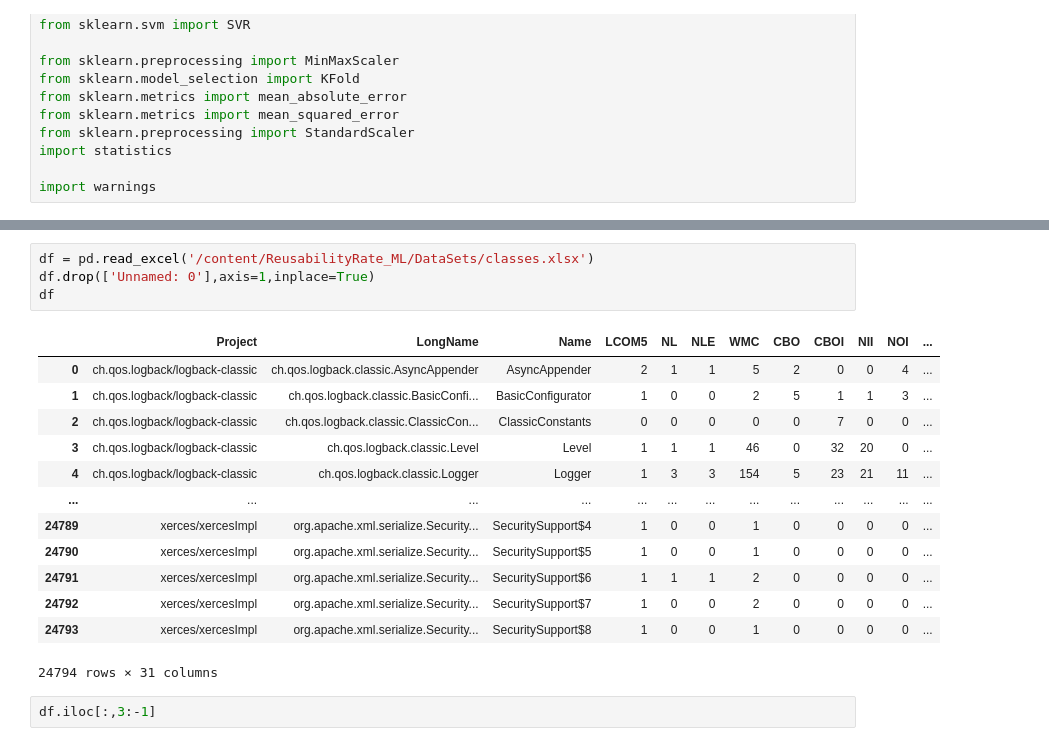
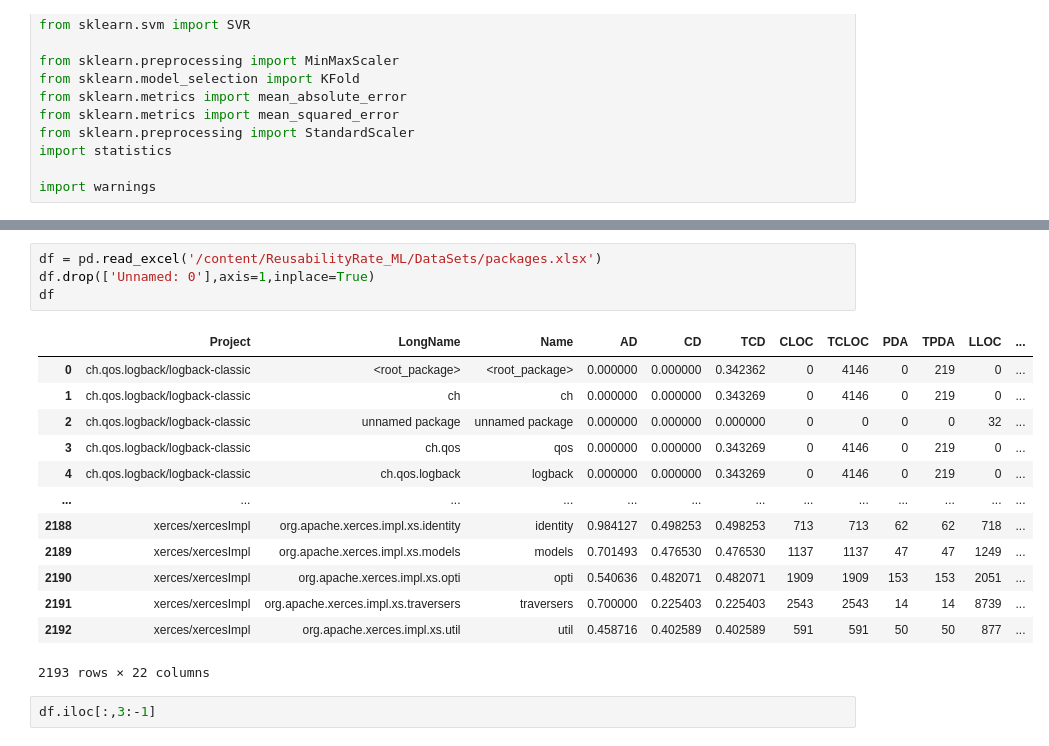
Before and after one commit to NeuralClassifier/ReusabilityRate_ML, a Jupyter notebook: CMPUT_663_ReuseRate_ML.ipynb, the cells around one changed output, grey strips where cells are left out. Drawn from its saved outputs; the diff is of its cells as text.

```diff
--- a/CMPUT_663_ReuseRate_ML.ipynb
+++ b/CMPUT_663_ReuseRate_ML.ipynb
@@ -35,21 +35,21 @@ Unpacking objects: 100% (51/51), done.
 # %%
-df = pd.read_excel('/content/ReusabilityRate_ML/DataSets/classes.xlsx')
+df = pd.read_excel('/content/ReusabilityRate_ML/DataSets/packages.xlsx')
 df.drop(['Unnamed: 0'],axis=1,inplace=True)
 df
 # %% [output]
-|  | Project | LongName | Name | LCOM5 | NL | NLE | WMC | CBO | CBOI | NII | NOI | ... |
-| 0 | ch.qos.logback/logback-classic | ch.qos.logback.classic.AsyncAppender | AsyncAppender | 2 | 1 | 1 | 5 | 2 | 0 | 0 | 4 | ... |
-| 1 | ch.qos.logback/logback-classic | ch.qos.logback.classic.BasicConfi... | BasicConfigurator | 1 | 0 | 0 | 2 | 5 | 1 | 1 | 3 | ... |
-| 2 | ch.qos.logback/logback-classic | ch.qos.logback.classic.ClassicCon... | ClassicConstants | 0 | 0 | 0 | 0 | 0 | 7 | 0 | 0 | ... |
-| 3 | ch.qos.logback/logback-classic | ch.qos.logback.classic.Level | Level | 1 | 1 | 1 | 46 | 0 | 32 | 20 | 0 | ... |
-| 4 | ch.qos.logback/logback-classic | ch.qos.logback.classic.Logger | Logger | 1 | 3 | 3 | 154 | 5 | 23 | 21 | 11 | ... |
+|  | Project | LongName | Name | AD | CD | TCD | CLOC | TCLOC | PDA | TPDA | LLOC | ... |
+| 0 | ch.qos.logback/logback-classic | <root_package> | <root_package> | 0.000000 | 0.000000 | 0.342362 | 0 | 4146 | 0 | 219 | 0 | ... |
+| 1 | ch.qos.logback/logback-classic | ch | ch | 0.000000 | 0.000000 | 0.343269 | 0 | 4146 | 0 | 219 | 0 | ... |
+| 2 | ch.qos.logback/logback-classic | unnamed package | unnamed package | 0.000000 | 0.000000 | 0.000000 | 0 | 0 | 0 | 0 | 32 | ... |
+| 3 | ch.qos.logback/logback-classic | ch.qos | qos | 0.000000 | 0.000000 | 0.343269 | 0 | 4146 | 0 | 219 | 0 | ... |
+| 4 | ch.qos.logback/logback-classic | ch.qos.logback | logback | 0.000000 | 0.000000 | 0.343269 | 0 | 4146 | 0 | 219 | 0 | ... |
 | ... | ... | ... | ... | ... | ... | ... | ... | ... | ... | ... | ... | ... |
-| 24789 | xerces/xercesImpl | org.apache.xml.serialize.Security... | SecuritySupport$4 | 1 | 0 | 0 | 1 | 0 | 0 | 0 | 0 | ... |
-| 24790 | xerces/xercesImpl | org.apache.xml.serialize.Security... | SecuritySupport$5 | 1 | 0 | 0 | 1 | 0 | 0 | 0 | 0 | ... |
-| 24791 | xerces/xercesImpl | org.apache.xml.serialize.Security... | SecuritySupport$6 | 1 | 1 | 1 | 2 | 0 | 0 | 0 | 0 | ... |
-| 24792 | xerces/xercesImpl | org.apache.xml.serialize.Security... | SecuritySupport$7 | 1 | 0 | 0 | 2 | 0 | 0 | 0 | 0 | ... |
-| 24793 | xerces/xercesImpl | org.apache.xml.serialize.Security... | SecuritySupport$8 | 1 | 0 | 0 | 1 | 0 | 0 | 0 | 0 | ... |
+| 2188 | xerces/xercesImpl | org.apache.xerces.impl.xs.identity | identity | 0.984127 | 0.498253 | 0.498253 | 713 | 713 | 62 | 62 | 718 | ... |
+| 2189 | xerces/xercesImpl | org.apache.xerces.impl.xs.models | models | 0.701493 | 0.476530 | 0.476530 | 1137 | 1137 | 47 | 47 | 1249 | ... |
+| 2190 | xerces/xercesImpl | org.apache.xerces.impl.xs.opti | opti | 0.540636 | 0.482071 | 0.482071 | 1909 | 1909 | 153 | 153 | 2051 | ... |
+| 2191 | xerces/xercesImpl | org.apache.xerces.impl.xs.traversers | traversers | 0.700000 | 0.225403 | 0.225403 | 2543 | 2543 | 14 | 14 | 8739 | ... |
+| 2192 | xerces/xercesImpl | org.apache.xerces.impl.xs.util | util | 0.458716 | 0.402589 | 0.402589 | 591 | 591 | 50 | 50 | 877 | ... |
-24794 rows × 31 columns
+2193 rows × 22 columns
 # %%
 df.iloc[:,3:-1]
 # %% [output]
```
Also changed, not shown: parts of 5 cells of this notebook.
